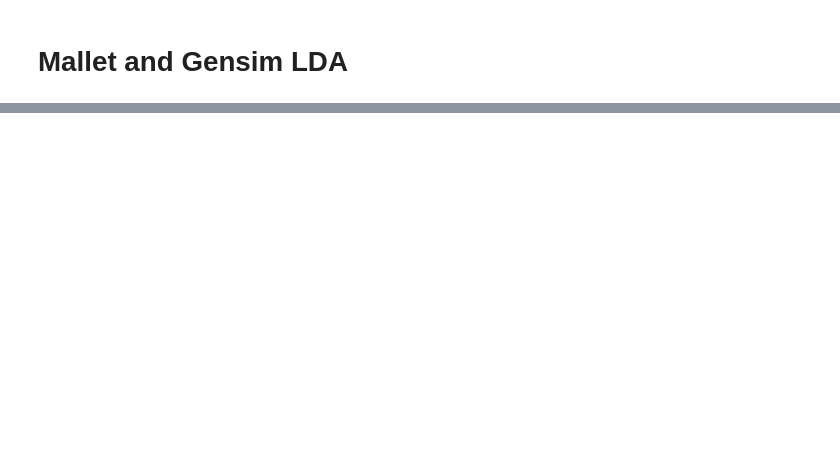
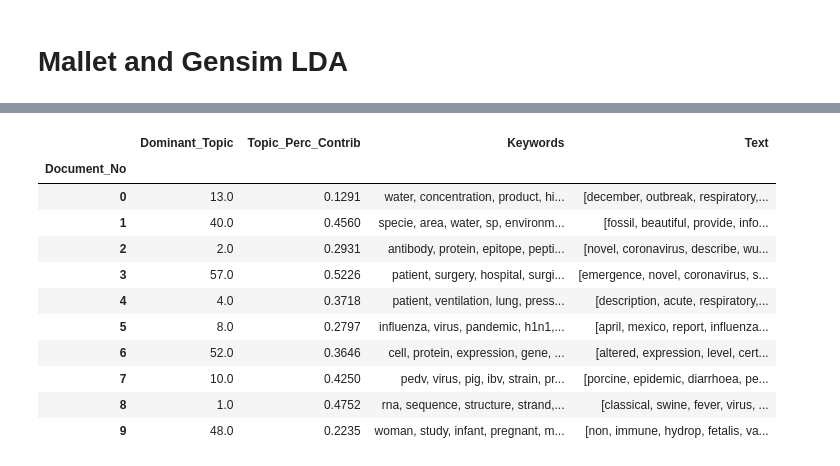
Before and after one commit to oqusous/COVID19_pmc_LDA, a Jupyter notebook: 01_IntroConc_Gensim_LDA_models.ipynb, the cells around one changed output, grey strips where cells are left out. Cells and saved outputs as stored; diff of their text form; code cells hidden in the pictures; blank space fills up the shorter version.

```diff
--- a/01_IntroConc_Gensim_LDA_models.ipynb
+++ b/01_IntroConc_Gensim_LDA_models.ipynb
@@ -432,12 +471,25 @@ def format_topics_sentences_m(ldamodel, doc_lda, corpus, texts):
 # %%
 # df_topic_sents_keywords_m = format_topics_sentences_m(lda_model_fm, doc_lda_m, corpus, bodies)
 # pickle.dump(df_topic_sents_keywords_m, open('saved_output/tables/df_topic_sents_keywords_m.pkl', 'wb'))
-df_topic_sents_keywords = pickle.load(open('saved_output/tables/df_topic_sents_keywords_m.pkl', 'rb'))
+df_topic_sents_keywords_m = pickle.load(open('saved_output/tables/df_topic_sents_keywords_m.pkl', 'rb'))
 
 # # create new columns
 df_dominant_topic_m = df_topic_sents_keywords_m.reset_index()
 df_dominant_topic_m.columns = ['Document_No', 'Dominant_Topic', 'Topic_Perc_Contrib', 'Keywords', 'Text']
 
 # # show head of the new dataframe
 df_dominant_topic_m.set_index('Document_No').head(10)
+# %% [output]
+|  | Dominant_Topic | Topic_Perc_Contrib | Keywords | Text |
+| Document_No |  |  |  |  |
+| 0 | 13.0 | 0.1291 | water, concentration, product, hi... | [december, outbreak, respiratory,... |
+| 1 | 40.0 | 0.4560 | specie, area, water, sp, environm... | [fossil, beautiful, provide, info... |
+| 2 | 2.0 | 0.2931 | antibody, protein, epitope, pepti... | [novel, coronavirus, describe, wu... |
+| 3 | 57.0 | 0.5226 | patient, surgery, hospital, surgi... | [emergence, novel, coronavirus, s... |
+| 4 | 4.0 | 0.3718 | patient, ventilation, lung, press... | [description, acute, respiratory,... |
+| 5 | 8.0 | 0.2797 | influenza, virus, pandemic, h1n1,... | [april, mexico, report, influenza... |
+| 6 | 52.0 | 0.3646 | cell, protein, expression, gene, ... | [altered, expression, level, cert... |
+| 7 | 10.0 | 0.4250 | pedv, virus, pig, ibv, strain, pr... | [porcine, epidemic, diarrhoea, pe... |
+| 8 | 1.0 | 0.4752 | rna, sequence, structure, strand,... | [classical, swine, fever, virus, ... |
+| 9 | 48.0 | 0.2235 | woman, study, infant, pregnant, m... | [non, immune, hydrop, fetalis, va... |
 # %%
```
Also changed, not shown: parts of 8 cells of this notebook, 7 other files.
